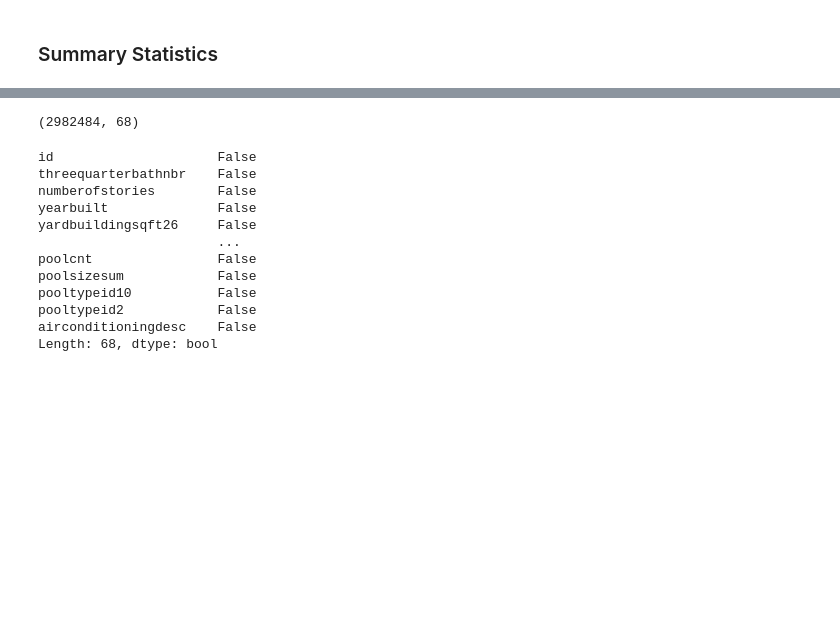
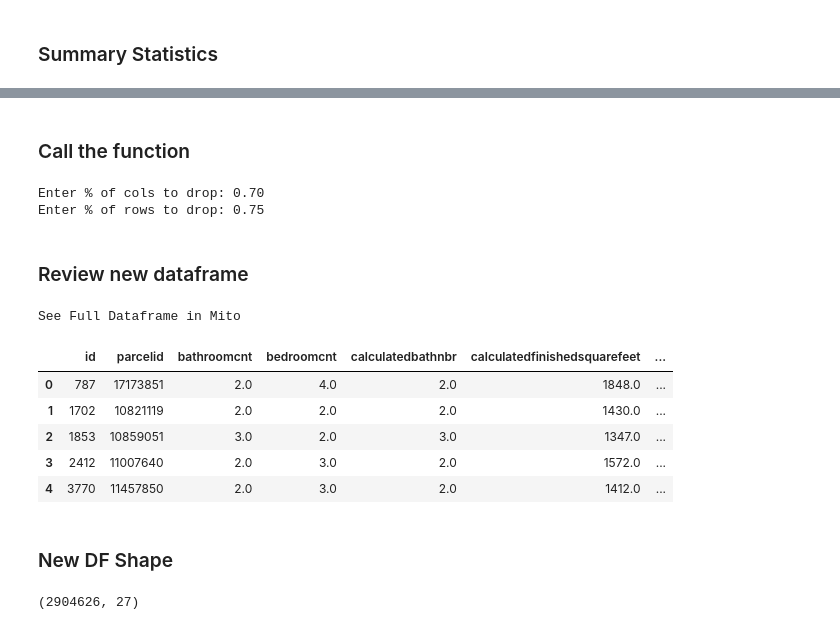
Before and after one commit to stephenkipkurui/clustering-exercises, a Jupyter notebook: clustering_exercises.ipynb, the cells around one changed output, grey strips where cells are left out. Drawn from its saved outputs; the diff is of its cells as text; code cells hidden in the pictures; blank space fills up the shorter version.

```diff
--- a/clustering_exercises.ipynb
+++ b/clustering_exercises.ipynb
@@ -64,19 +203,25 @@ zillow.describe()
+# %% [markdown]
+### Call the function
+# %%
+df_removed_missing_values = handle_missing_values(zillow)
+# %% [output]
+Enter % of cols to drop: 0.70
+Enter % of rows to drop: 0.75
+# %% [markdown]
+### Review new dataframe
+# %%
+df_removed_missing_values.head()
+# %% [output]
+See Full Dataframe in Mito
+|  | id | parcelid | bathroomcnt | bedroomcnt | calculatedbathnbr | calculatedfinishedsquarefeet | ... |
+| 0 | 787 | 17173851 | 2.0 | 4.0 | 2.0 | 1848.0 | ... |
+| 1 | 1702 | 10821119 | 2.0 | 2.0 | 2.0 | 1430.0 | ... |
+| 2 | 1853 | 10859051 | 3.0 | 2.0 | 3.0 | 1347.0 | ... |
+| 3 | 2412 | 11007640 | 2.0 | 3.0 | 2.0 | 1572.0 | ... |
+| 4 | 3770 | 11457850 | 2.0 | 3.0 | 2.0 | 1412.0 | ... |
+# %% [markdown]
+### New DF Shape
 # %%
-zillow.shape
+df_removed_missing_values.shape
 # %% [output]
-(2982484, 68)
+(2904626, 27)
-# %%
-zillow.columns.value_counts().isna()
-# %% [output]
-id                     False
-threequarterbathnbr    False
-numberofstories        False
-yearbuilt              False
-yardbuildingsqft26     False
-                       ...
-poolcnt                False
-poolsizesum            False
-pooltypeid10           False
-pooltypeid2            False
-airconditioningdesc    False
-Length: 68, dtype: bool
```
Also changed, not shown: parts of 22 cells of this notebook.
